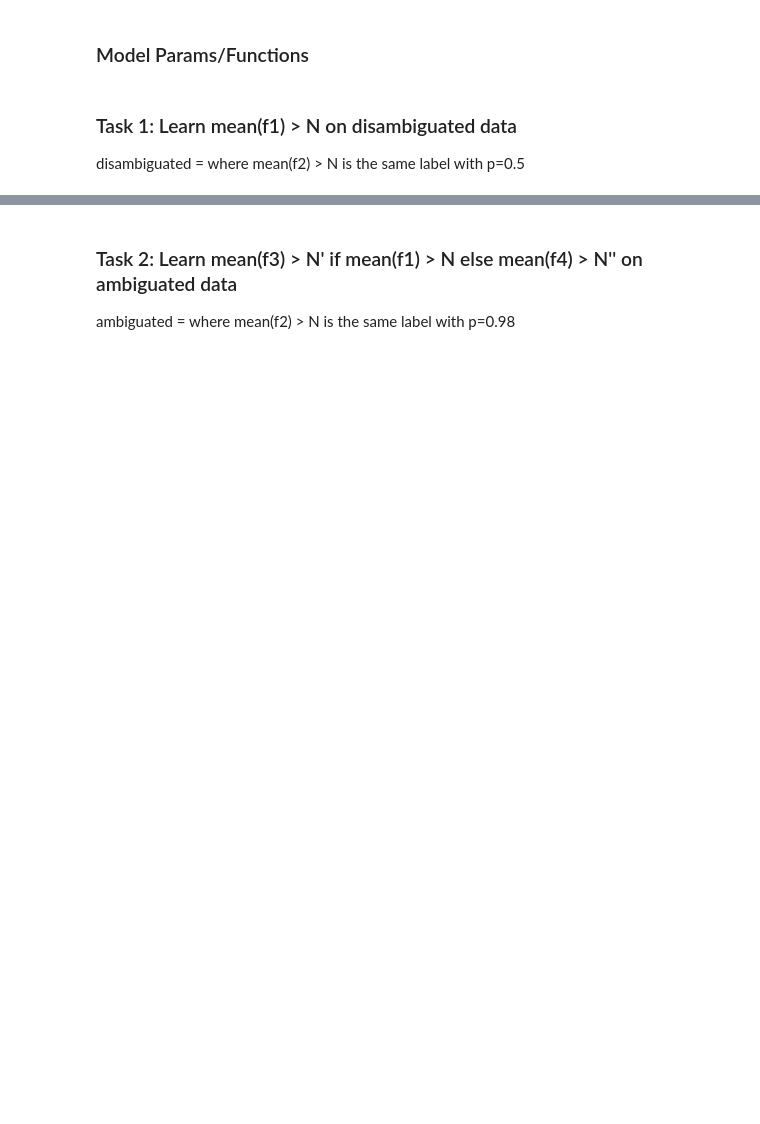
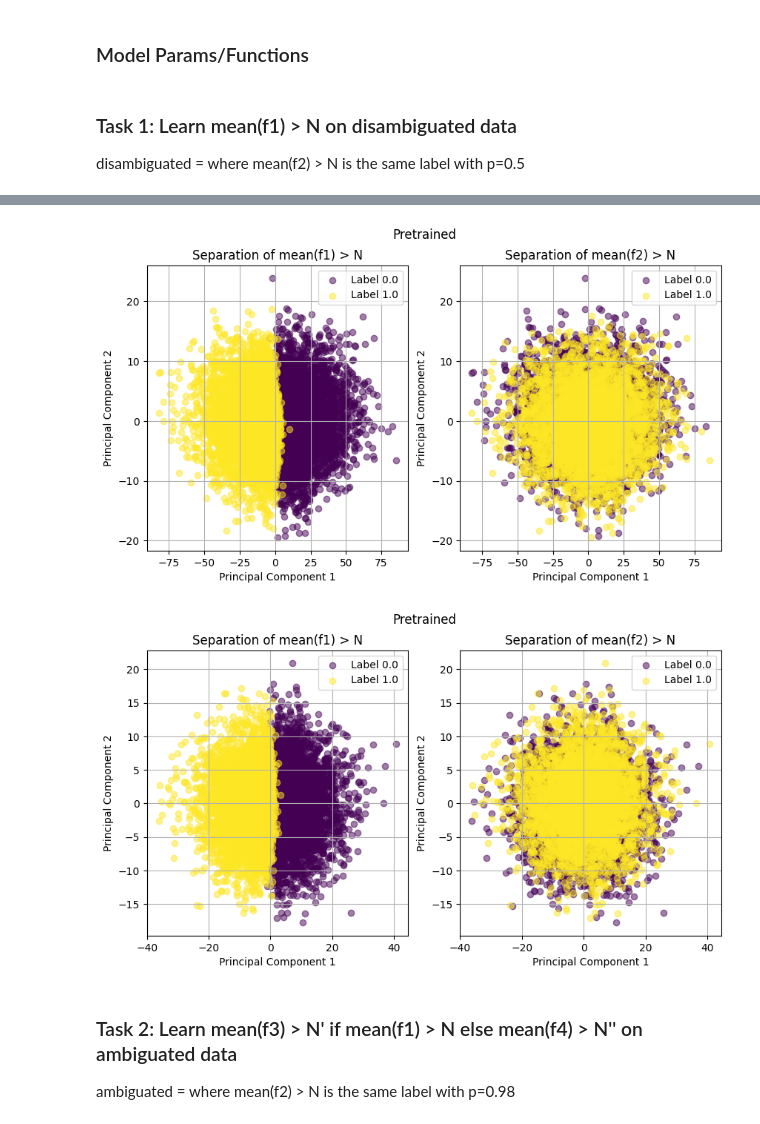
Before and after one commit to surajK610/curriculum_learning, a Jupyter notebook: src/notebooks/toy_model.ipynb, the cells around one changed output, grey strips where cells are left out. Saved outputs shown, nothing was run; the diff lists cells and outputs as text; code cells hidden in the pictures; blank space fills up the shorter version.

Commit message:
fixing toy task

```diff
--- a/src/notebooks/toy_model.ipynb
+++ b/src/notebooks/toy_model.ipynb
@@ -82,7 +99,7 @@ torch.use_deterministic_algorithms(True)
 ## generation hyperparameters
 
 size = 10000
-m1, m2, m3, m4 = 0, 0, 2, 3
-s1, s2, s3, s4 = 1, 1, 1, 1 ## dec to 0.2
-N, N_p, N_pp = 0, 2, 3
+m1, m2, m3, m4, m5, m6 = 0, 0, 3, 3, 3, 3
+s1, s2, s3, s4, s5, s6 = 0.2, 0.2, 0.2, 0.2, 0.2, 0.2 ## dec to 0.2
+N, N_p, N_pp = 0, 3, 3
 vec_size = 16 ## was 4
@@ -117,0 +247,14 @@ def generate_gaussian_inputs(m1, s1, m2, s2, m3, s3, m4, s4, vec_size, N, N_p, N
+# %%
+a_s, b_s = [], []
+f1s, f2s, f3s, f4s, f5s, f6s = [], [], [], [], [], []
+for i in range(500):
+    _, a, b, f1, f2, f3, f4, f5, f6 = generate_gaussian_inputs_complex(m1, s1, m2, s2, m3, s3, m4, s4, m5, s5, m6, s6,
+                                     vec_size, N, N_p, N_pp, init_task=False, disamb=(0.5, 0.2, 0.0))
+    a_s.append(a.item())
+    b_s.append(b.item())
+    f1s.append(f1.item())
+    f2s.append(f2.item())
+    f3s.append(f3.item())
+    f4s.append(f4.item())
+    f5s.append(f5.item())
+    f6s.append(f6.item())
@@ -118,11 +265,14 @@ def generate_gaussian_inputs(m1, s1, m2, s2, m3, s3, m4, s4, vec_size, N, N_p, N
 # %%
-def create_dataset(init_task, disamb):
+def create_dataset(init_task, disamb, complex=False):
     inputs = []
     labels = []
     alt_labels = []
 
-    for i in (range(size)):
-        input, label, alt_label = generate_gaussian_inputs(m1, s1, m2, s2, m3, s3, m4, s4, vec_size, N, N_p, N_pp, init_task=init_task, disamb=disamb)
+    for i in tqdm(range(size)):
+        if complex:
+            input, label, alt_label = generate_gaussian_inputs_complex(m1, s1, m2, s2, m3, s3, m4, s4, m5, s5, m6, s6, vec_size, N, N_p, N_pp, init_task=init_task, disamb=disamb)
+        else:
+            input, label, alt_label = generate_gaussian_inputs(m1, s1, m2, s2, m3, s3, m4, s4, vec_size, N, N_p, N_pp, init_task=init_task, disamb=disamb)
         inputs.append(input)
         labels.append(label)
         alt_labels.append(alt_label)
@@ -211,3 +390,19 @@ ACCURACY: 0.97, LOSS: 0.09
+# %%
+layer1_biased = toy_model.fc1
+layer2_biased = lambda x: toy_model.fc2(toy_model.relu1(toy_model.fc1(x))) + toy_model.fc1(x)
+
+train_dataset, val_dataset, alt_train_dataset, alt_val_dataset = create_dataset(init_task=True, disamb=0.5)
+labels_train, labels_val = train_dataset.tensors[1], val_dataset.tensors[1]
+alt_labels_train, alt_labels_val = alt_train_dataset.tensors[1], alt_val_dataset.tensors[1]
+
+interm_train_biased, interm_val_biased = layer2_biased(train_dataset.tensors[0]), layer2_biased(val_dataset.tensors[0])
+plot_pcas(interm_train_biased, labels_train, alt_labels_train, title="Pretrained")
+
+interm_train_biased, interm_val_biased = layer1_biased(train_dataset.tensors[0]), layer1_biased(val_dataset.tensors[0])
+plot_pcas(interm_train_biased, labels_train, alt_labels_train, title="Pretrained")
+# %% [output]
+[figure, added]
+[figure, added]
 # %% [markdown]
 ### Task 2: Learn mean(f3) > N' if mean(f1) > N else mean(f4) > N'' on ambiguated data
 
```
Also changed, not shown: parts of 25 cells of this notebook, 1 other file.
